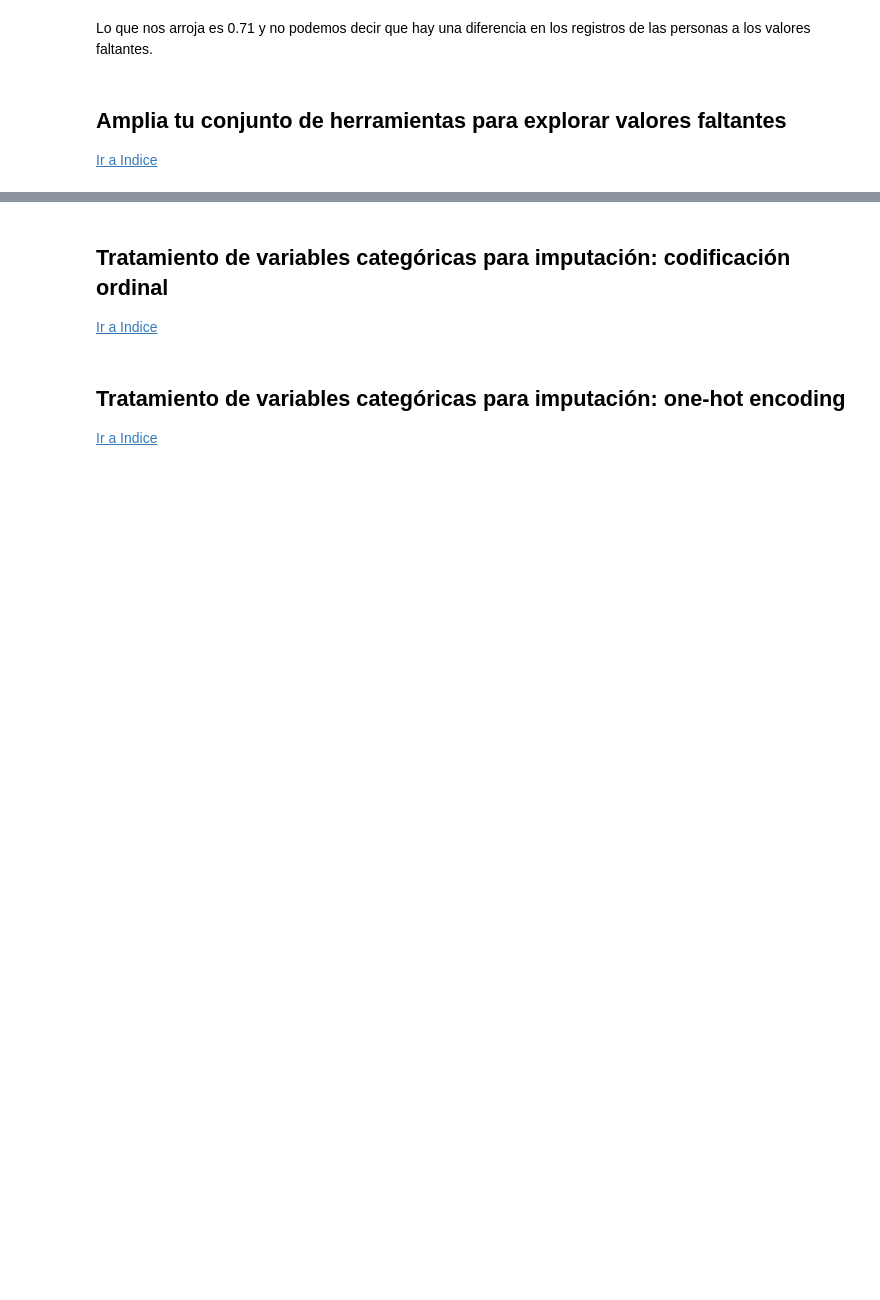
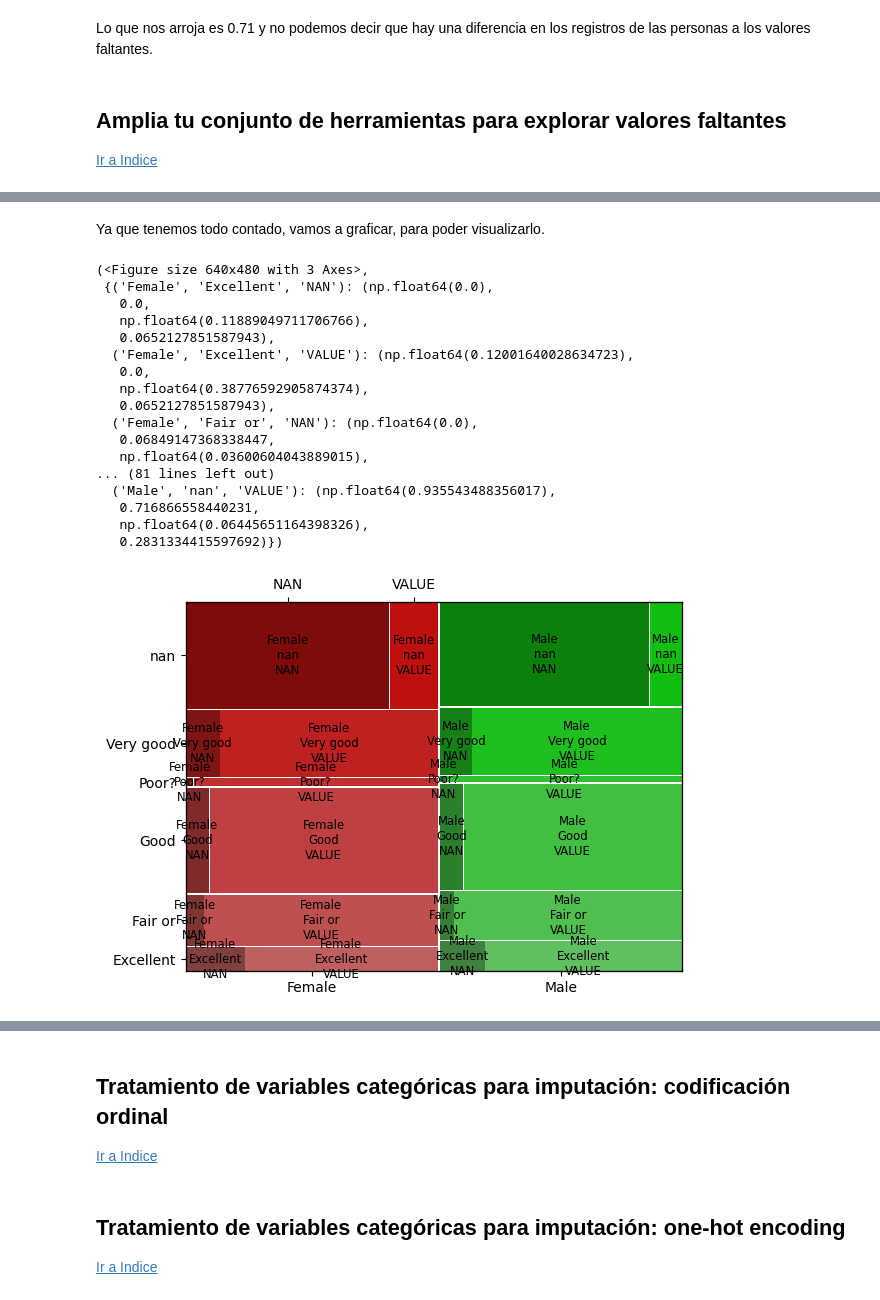
Before and after one commit to DensLopez/imputaci-n, a Jupyter notebook: codes/imputacion.ipynb, the cells around one changed output, grey strips where cells are left out. Saved outputs shown, nothing was run; the diff lists cells and outputs as text; code cells hidden in the pictures; blank space fills up the shorter version.

```diff
--- a/codes/imputacion.ipynb
+++ b/codes/imputacion.ipynb
@@ -1083,0 +1161,43 @@ Lo que nos arroja es 0.71 y no podemos decir que hay una diferencia en los regis
+# %% [markdown]
+Ya que tenemos todo contado, vamos a graficar, para poder visualizarlo.
+# %%
+(
+    nhanes_df
+    .select_columns('weight','general_health_condition','gender')
+    .assign(
+        weight = lambda df:df.weight.isna().replace([True,False],["NAN","VALUE"])
+    )
+    .groupby(
+        ['gender','general_health_condition','weight'],
+        #No queremos quitar valores faltantes
+        dropna=False,
+        #Queremos agruparlos y contarlos
+        as_index = True
+    )
+    .size()
+    #Graficar
+    .pipe(
+        lambda df: mosaic(
+            data = df
+        )
+    )
+)
+# %% [output]
+(<Figure size 640x480 with 3 Axes>,
+ {('Female', 'Excellent', 'NAN'): (np.float64(0.0),
+   0.0,
+   np.float64(0.11889049711706766),
+   0.0652127851587943),
+  ('Female', 'Excellent', 'VALUE'): (np.float64(0.12001640028634723),
+   0.0,
+   np.float64(0.38776592905874374),
+   0.0652127851587943),
+  ('Female', 'Fair or', 'NAN'): (np.float64(0.0),
+   0.06849147368338447,
+   np.float64(0.03600604043889015),
+... (81 lines left out)
+  ('Male', 'nan', 'VALUE'): (np.float64(0.935543488356017),
+   0.716866558440231,
+   np.float64(0.06445651164398326),
+   0.2831334415597692)})
+[figure, added]
```
Also changed, not shown: parts of 14 cells of this notebook.
